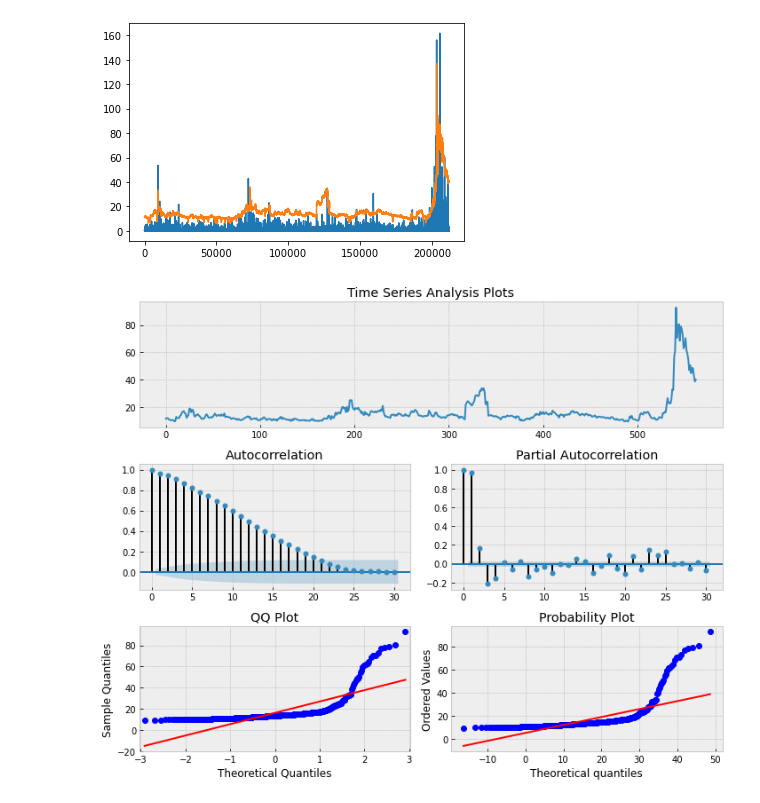
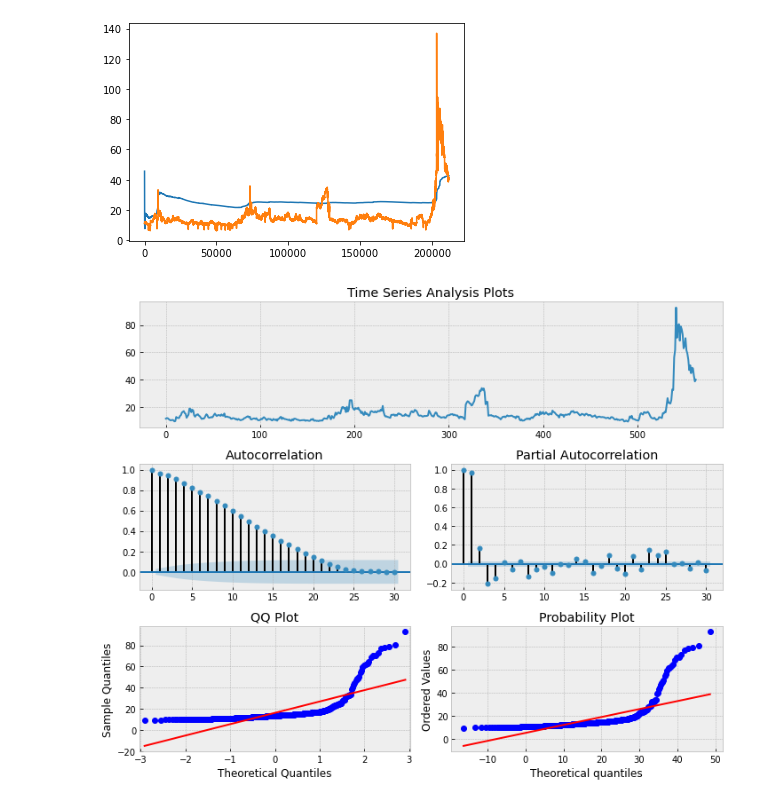
Before and after one commit to hpimpalgaonkar/Heston, a Jupyter notebook: GARCH.ipynb, the cells around one changed output. Saved outputs shown, nothing was run; the diff lists cells and outputs as text; code cells hidden in the pictures.

```diff
--- a/GARCH.ipynb
+++ b/GARCH.ipynb
@@ -151,15 +151,16 @@ Covariance estimator: robust
 # %%
 #Volatility calculation based on given price data, WORK IN porgress
 df['Return'] = np.log(df['Underlying_Fut']/df['Underlying_Fut'].shift(1))
-df['Cum Return'] = df['Return'].cumsum()
-df['Return_Vol'] = np.sqrt(df['Return'].apply(lambda x: x*x))*np.sqrt(252)*100
+#df['Cum Return'] = df['Return'].cumsum()
+#df['Return_Vol'] = np.sqrt(df['Return'].apply(lambda x: x*x))*np.sqrt(252)*100
+df['Return_Vol'] = df['Return'].expanding().std()*np.sqrt(252*1440)*100
 layout = (1, 1)
 ts_ax = plt.subplot2grid(layout, (0, 0), colspan=2)
 df['Return_Vol'].plot(ax=ts_ax)
 df['Avg_IV_ATM'].plot(ax=ts_ax)
 plt.show()
 # %% [output]
-[figure, old version]
+[figure, new version]
 # %%
 #Plot of volatilities @ 3.15 pm data
 tsplot(dfDailyEODList['vol'],lags=30)
```
Also changed, not shown: parts of 8 cells of this notebook.
